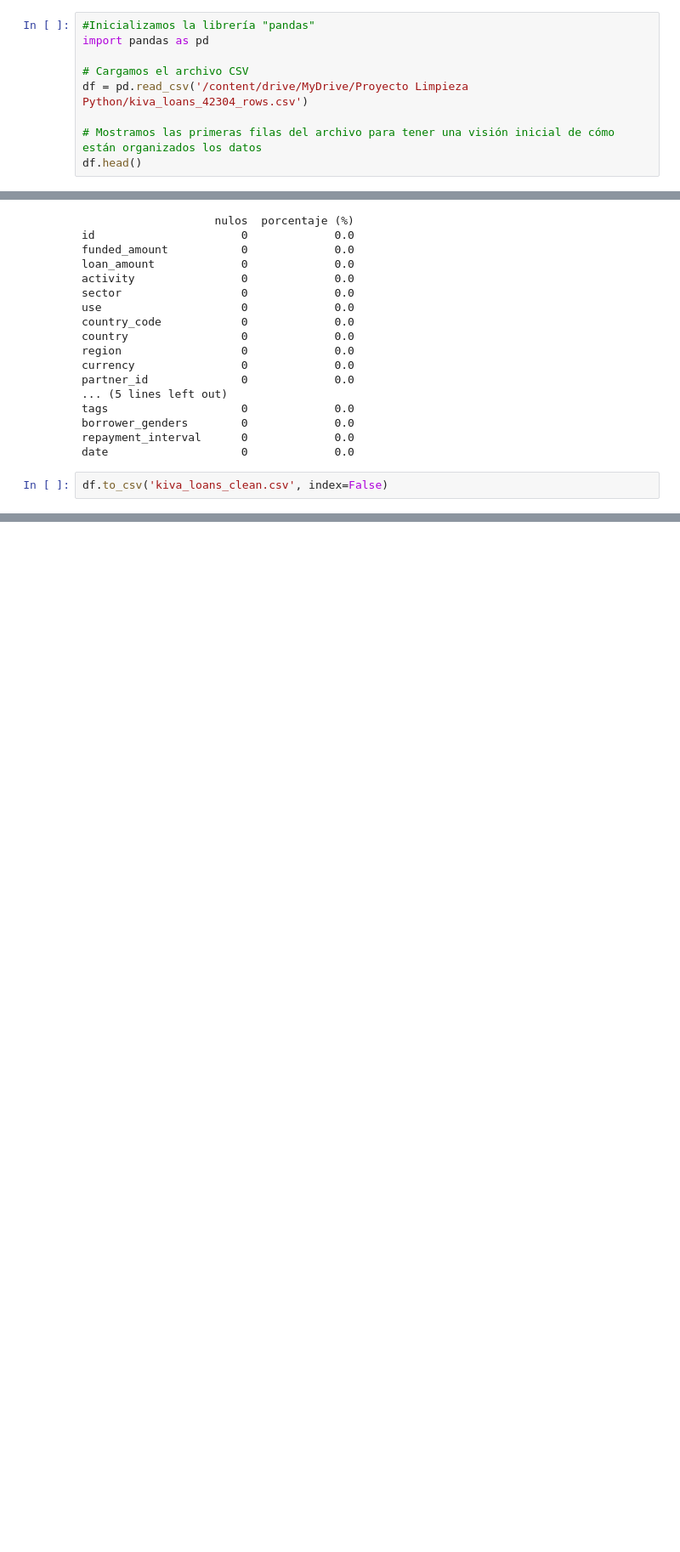
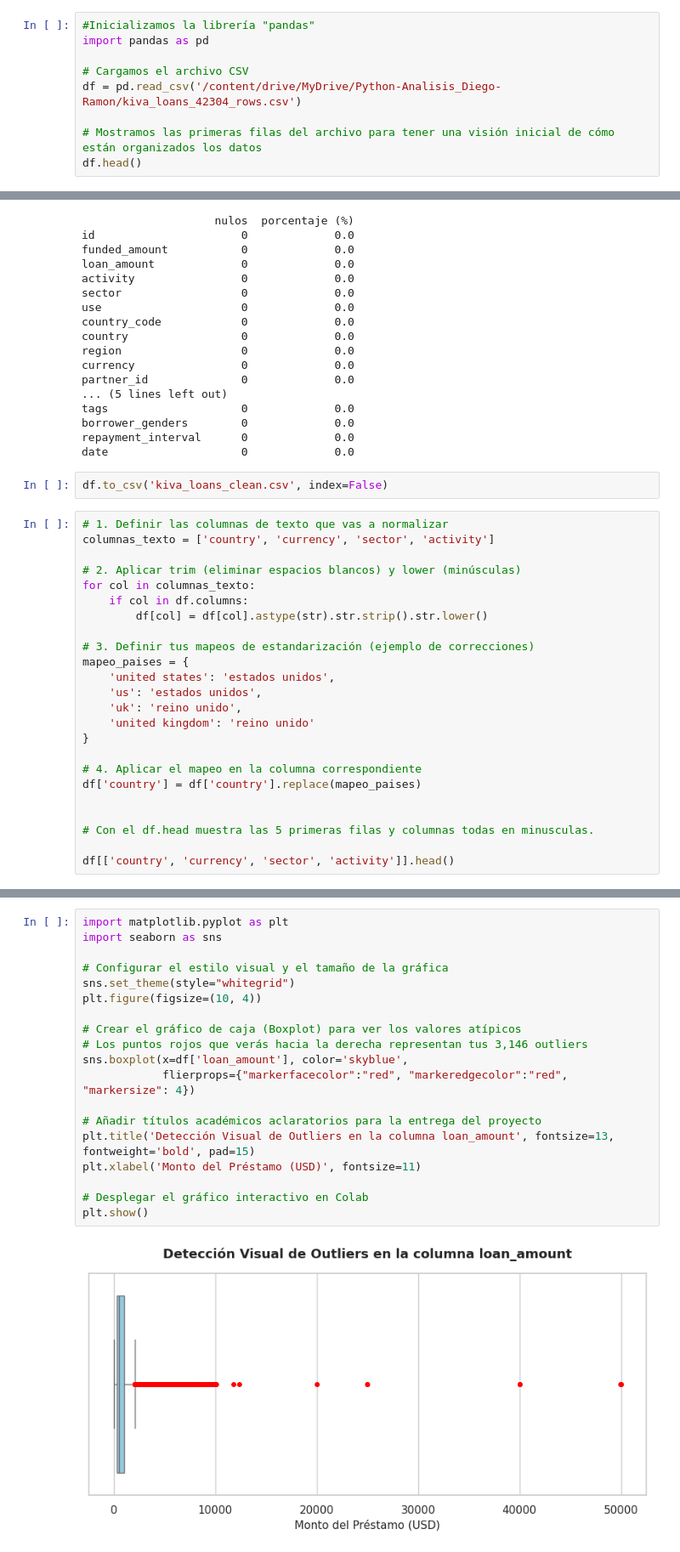
Before and after one commit to Bootcamp-DA-P3/Python-Analisis_Diego-Ramon, a Jupyter notebook: LimpiezaR.ipynb, the cells around one changed output, grey strips where cells are left out. Shown at 85% size. Drawn from its saved outputs; the diff is of its cells as text; blank space fills up the shorter version.

```diff
--- a/LimpiezaR.ipynb
+++ b/LimpiezaR.ipynb
@@ -17,7 +14,7 @@ Mounted at /content/drive
 import pandas as pd
 
 # Cargamos el archivo CSV
-df = pd.read_csv('/content/drive/MyDrive/Proyecto Limpieza Python/kiva_loans_42304_rows.csv')
+df = pd.read_csv('/content/drive/MyDrive/Python-Analisis_Diego-Ramon/kiva_loans_42304_rows.csv')
 
 # Mostramos las primeras filas del archivo para tener una visión inicial de cómo están organizados los datos
 df.head()
@@ -176,3 +173,27 @@ repayment_interval      0             0.0
 date                    0             0.0
 # %%
 df.to_csv('kiva_loans_clean.csv', index=False)
+# %%
+# 1. Definir las columnas de texto que vas a normalizar
+columnas_texto = ['country', 'currency', 'sector', 'activity']
+
+# 2. Aplicar trim (eliminar espacios blancos) y lower (minúsculas)
+for col in columnas_texto:
+    if col in df.columns:
+        df[col] = df[col].astype(str).str.strip().str.lower()
+
+# 3. Definir tus mapeos de estandarización (ejemplo de correcciones)
+mapeo_paises = {
+    'united states': 'estados unidos',
+    'us': 'estados unidos',
+    'uk': 'reino unido',
+    'united kingdom': 'reino unido'
+}
+
+# 4. Aplicar el mapeo en la columna correspondiente
+df['country'] = df['country'].replace(mapeo_paises)
+
+
+# Con el df.head muestra las 5 primeras filas y columnas todas en minusculas.
+
+df[['country', 'currency', 'sector', 'activity']].head()
@@ -178,0 +317,21 @@ df.to_csv('kiva_loans_clean.csv', index=False)
+# %%
+import matplotlib.pyplot as plt
+import seaborn as sns
+
+# Configurar el estilo visual y el tamaño de la gráfica
+sns.set_theme(style="whitegrid")
+plt.figure(figsize=(10, 4))
+
+# Crear el gráfico de caja (Boxplot) para ver los valores atípicos
+# Los puntos rojos que verás hacia la derecha representan tus 3,146 outliers
+sns.boxplot(x=df['loan_amount'], color='skyblue',
+            flierprops={"markerfacecolor":"red", "markeredgecolor":"red", "markersize": 4})
+
+# Añadir títulos académicos aclaratorios para la entrega del proyecto
+plt.title('Detección Visual de Outliers en la columna loan_amount', fontsize=13, fontweight='bold', pad=15)
+plt.xlabel('Monto del Préstamo (USD)', fontsize=11)
+
+# Desplegar el gráfico interactivo en Colab
+plt.show()
+# %% [output]
+[figure, added]
```
Also changed, not shown: parts of 6 cells of this notebook.
